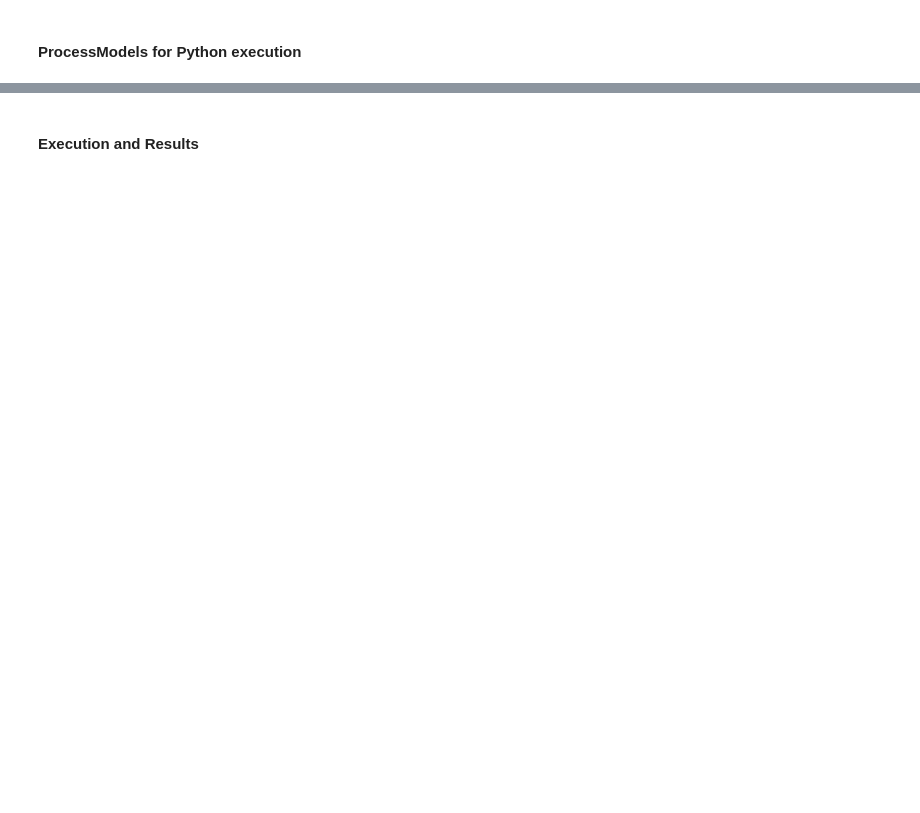
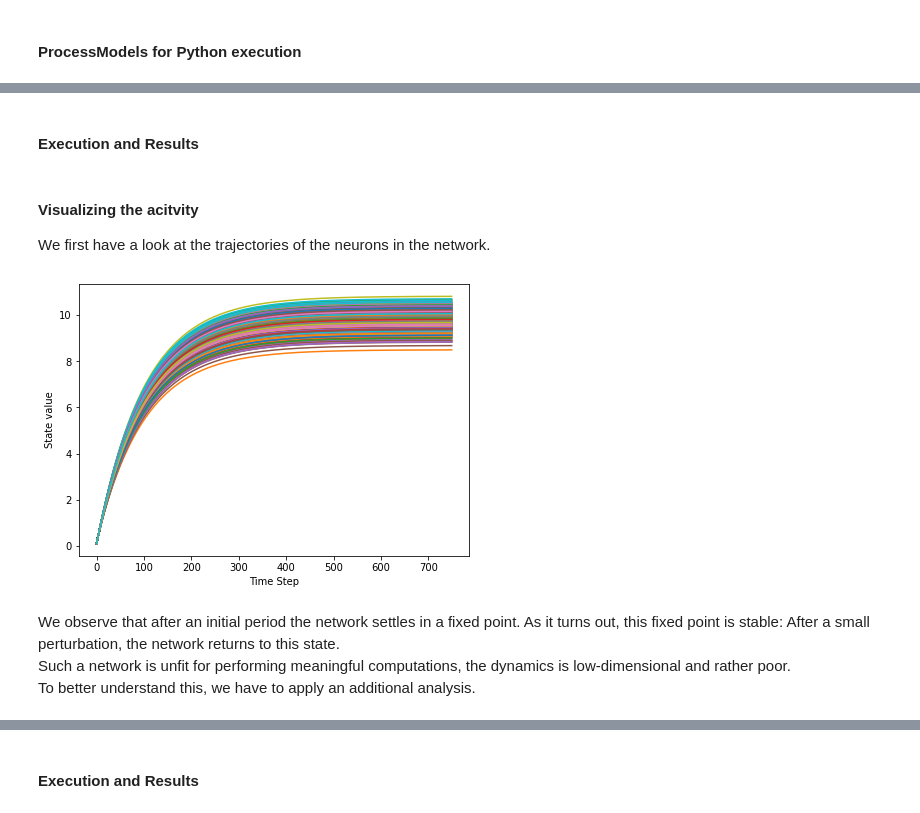
Before and after one commit to lava-nc/lava, a Jupyter notebook: tutorials/end_to_end/tutorial02_excitatory_inhibitory_network.ipynb, the cells around one changed output, grey strips where cells are left out. Drawn from its saved outputs; the diff is of its cells as text; code cells hidden in the pictures; blank space fills up the shorter version.

```diff
--- a/tutorials/end_to_end/tutorial02_excitatory_inhibitory_network.ipynb
+++ b/tutorials/end_to_end/tutorial02_excitatory_inhibitory_network.ipynb
@@ -93,0 +271,39 @@ Using the behavior defined for the [LIF](https://github.com/lava-nc/lava/tree/ma
+# %% [markdown]
+#### Execution and Results
+# %%
+from lava.magma.core.run_conditions import RunSteps
+from lava.magma.core.run_configs import Loihi1SimCfg
+# Import io processes
+from lava.proc.io import sink, source
+from lava.proc.monitor.process import Monitor
+
+# Configurations for execution
+num_steps = 750
+rcfg = Loihi1SimCfg(select_tag='rate_neurons')
+run_cond = RunSteps(num_steps=num_steps)
+
+# Instantiating network and IO processes
+network_balanced = EINetwork(**network_params_balanced)
+state_monitor = Monitor()
+
+state_monitor.probe(target=network_balanced.state,  num_steps=num_steps)
+
+# Run the network
+network_balanced.run(run_cfg=rcfg, condition=run_cond)
+states_balanced = state_monitor.get_data()[network_balanced.name][network_balanced.state.name]
+network_balanced.stop()
+# %% [markdown]
+#### Visualizing the acitvity
+We first have a look at the trajectories of the neurons in the network.
+# %%
+plt.figure(figsize=(7,5))
+plt.xlabel('Time Step')
+plt.ylabel('State value')
+plt.plot(states_balanced)
+plt.show()
+# %% [output]
+[figure, added]
+# %% [markdown]
+We observe that after an initial period the network settles in a fixed point. As it turns out, this fixed point is stable: After a small perturbation, the network returns to this state.<br>
+Such a network is unfit for performing meaningful computations, the dynamics is low-dimensional and rather poor.<br>
+To better understand this, we have to apply an additional analysis.
```
Also changed, not shown: parts of 69 cells of this notebook, 1 other file.
